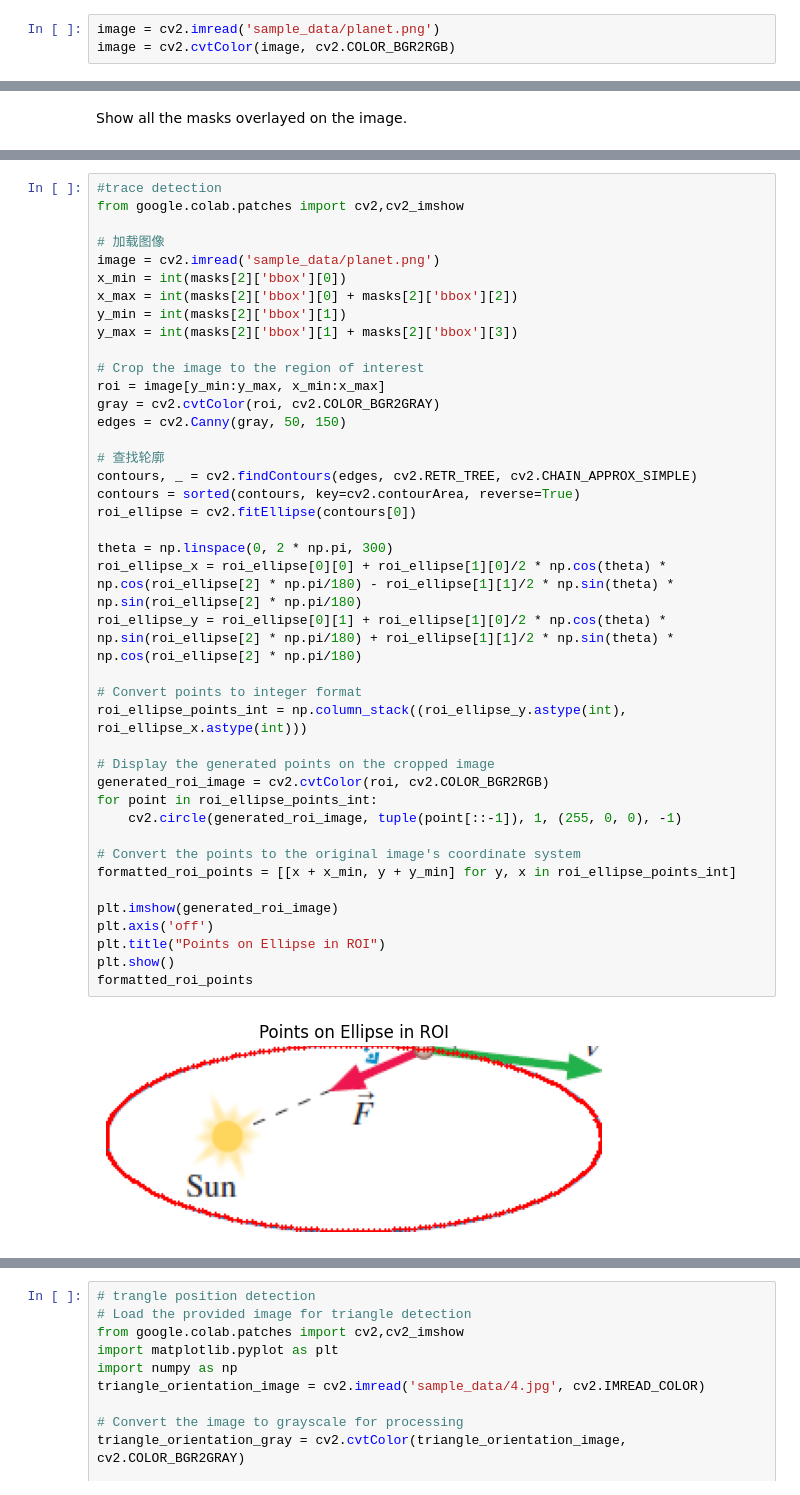
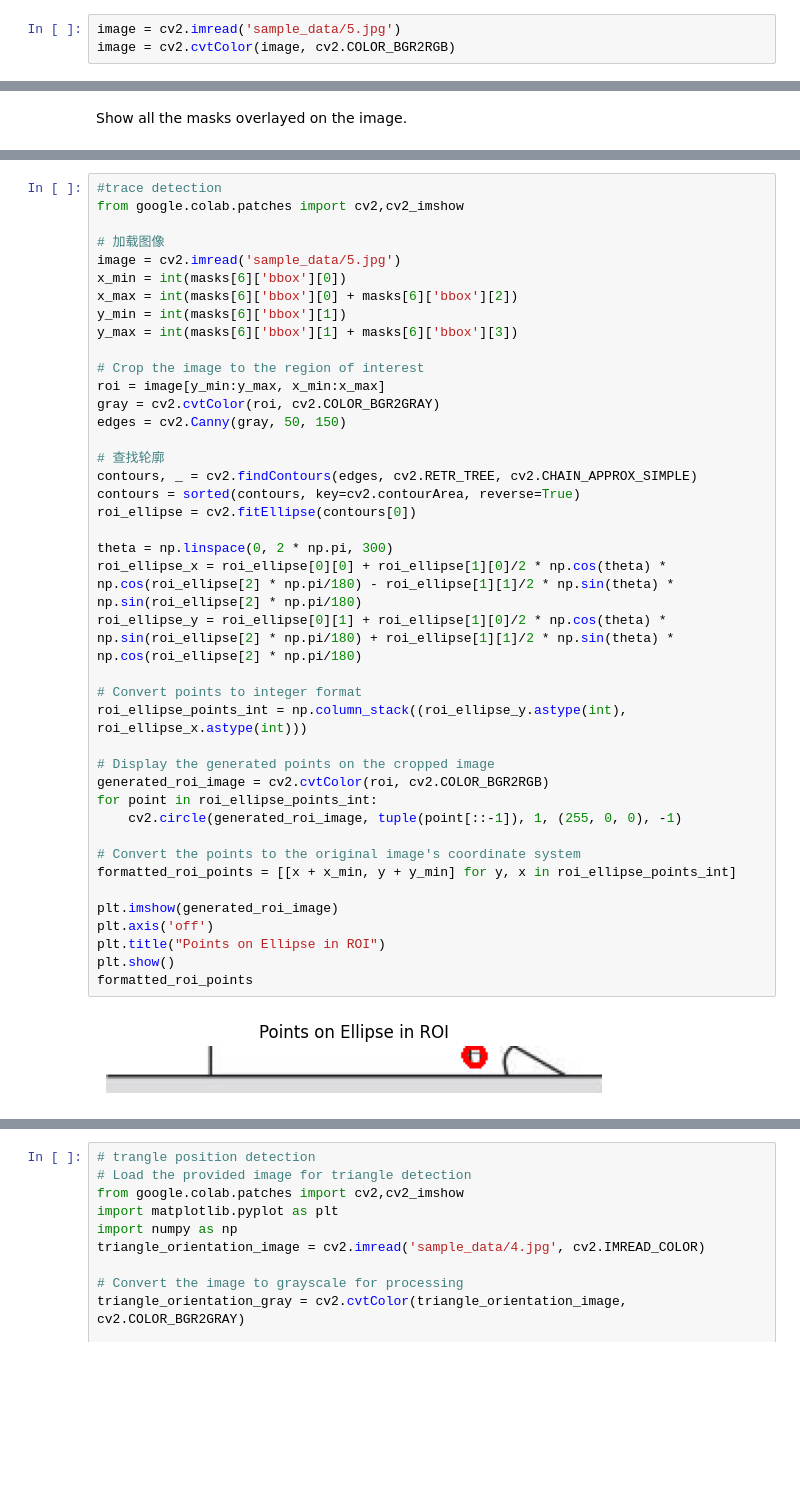
Before and after one commit to cyberwenyi2357/segment-anything, a Jupyter notebook: SAM_with_contourDetection_latest.ipynb, the cells around one changed output, grey strips where cells are left out. Saved outputs shown, nothing was run; the diff lists cells and outputs as text; blank space fills up the shorter version.

```diff
--- a/SAM_with_contourDetection_latest.ipynb
+++ b/SAM_with_contourDetection_latest.ipynb
@@ -83,7 +83,7 @@ def show_anns(anns):
 # %% [markdown]
 ## Example image
 # %%
-image = cv2.imread('sample_data/planet.png')
+image = cv2.imread('sample_data/5.jpg')
 image = cv2.cvtColor(image, cv2.COLOR_BGR2RGB)
 # %%
 plt.figure(figsize=(20,20))
@@ -159,41 +159,41 @@ plt.show()
 from google.colab.patches import cv2,cv2_imshow
 
 # 加载图像
-image = cv2.imread('sample_data/planet.png')
-x_min = int(masks[2]['bbox'][0])
-x_max = int(masks[2]['bbox'][0] + masks[2]['bbox'][2])
-y_min = int(masks[2]['bbox'][1])
-y_max = int(masks[2]['bbox'][1] + masks[2]['bbox'][3])
+image = cv2.imread('sample_data/5.jpg')
+x_min = int(masks[6]['bbox'][0])
+x_max = int(masks[6]['bbox'][0] + masks[6]['bbox'][2])
+y_min = int(masks[6]['bbox'][1])
+y_max = int(masks[6]['bbox'][1] + masks[6]['bbox'][3])
 
 # Crop the image to the region of interest
 roi = image[y_min:y_max, x_min:x_max]
 gray = cv2.cvtColor(roi, cv2.COLOR_BGR2GRAY)
 edges = cv2.Canny(gray, 50, 150)
 
 # 查找轮廓
 contours, _ = cv2.findContours(edges, cv2.RETR_TREE, cv2.CHAIN_APPROX_SIMPLE)
 contours = sorted(contours, key=cv2.contourArea, reverse=True)
 roi_ellipse = cv2.fitEllipse(contours[0])
 
 theta = np.linspace(0, 2 * np.pi, 300)
 roi_ellipse_x = roi_ellipse[0][0] + roi_ellipse[1][0]/2 * np.cos(theta) * np.cos(roi_ellipse[2] * np.pi/180) - roi_ellipse[1][1]/2 * np.sin(theta) * np.sin(roi_ellipse[2] * np.pi/180)
 roi_ellipse_y = roi_ellipse[0][1] + roi_ellipse[1][0]/2 * np.cos(theta) * np.sin(roi_ellipse[2] * np.pi/180) + roi_ellipse[1][1]/2 * np.sin(theta) * np.cos(roi_ellipse[2] * np.pi/180)
 
 # Convert points to integer format
 roi_ellipse_points_int = np.column_stack((roi_ellipse_y.astype(int), roi_ellipse_x.astype(int)))
 
 # Display the generated points on the cropped image
 generated_roi_image = cv2.cvtColor(roi, cv2.COLOR_BGR2RGB)
 for point in roi_ellipse_points_int:
     cv2.circle(generated_roi_image, tuple(point[::-1]), 1, (255, 0, 0), -1)
 
 # Convert the points to the original image's coordinate system
 formatted_roi_points = [[x + x_min, y + y_min] for y, x in roi_ellipse_points_int]
 
 plt.imshow(generated_roi_image)
 plt.axis('off')
 plt.title("Points on Ellipse in ROI")
 plt.show()
 formatted_roi_points
 # %% [output]
-[figure, old version]
+[figure, new version]
```
Also changed, not shown: parts of 6 cells of this notebook.
